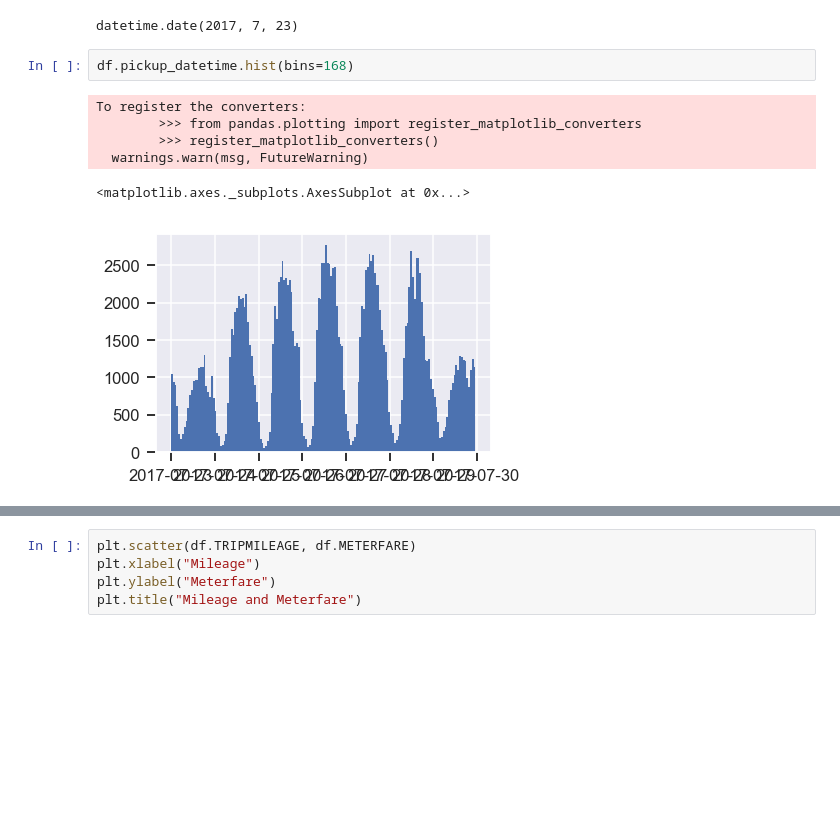
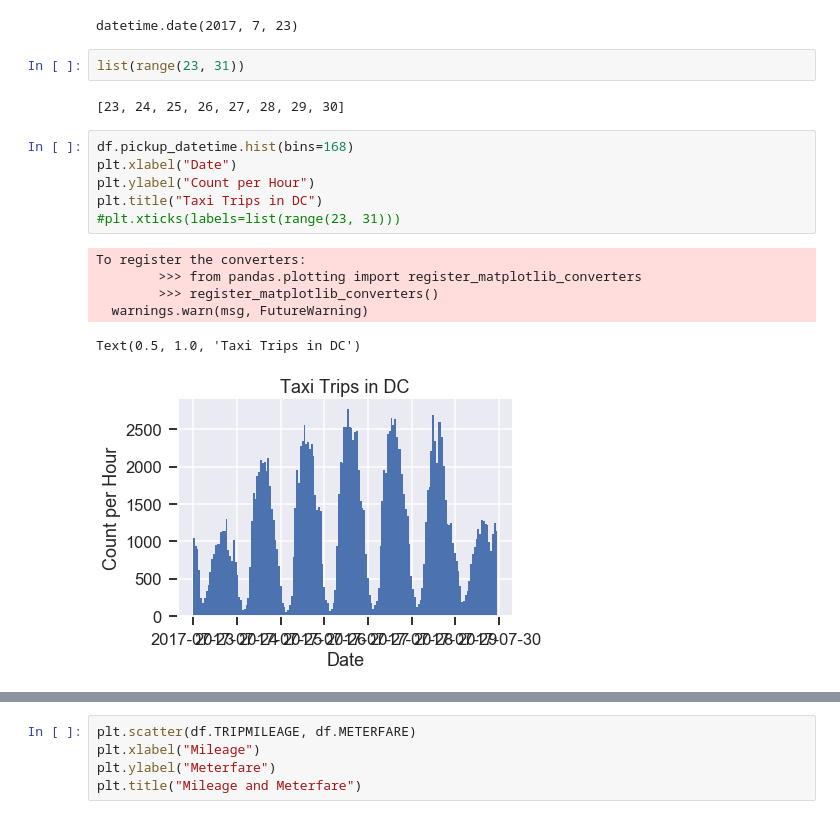
Before and after one commit to keita-dc/FlatironProject4, a Jupyter notebook: DC_Taxi_Keita.ipynb, the cells around one changed output, grey strips where cells are left out. Cells and saved outputs as stored; diff of their text form; blank space fills up the shorter version.

```diff
--- a/DC_Taxi_Keita.ipynb
+++ b/DC_Taxi_Keita.ipynb
@@ -248,15 +248,23 @@ Name: PICKUPSTATE, dtype: int64
 df.pickup_date.min()
 # %% [output]
 datetime.date(2017, 7, 23)
-# %%
-df.pickup_datetime.hist(bins=168)
-# %% [output]
-To register the converters:
-        >>> from pandas.plotting import register_matplotlib_converters
-        >>> register_matplotlib_converters()
-  warnings.warn(msg, FutureWarning)
-<matplotlib.axes._subplots.AxesSubplot at 0x...>
-[figure, removed]
+# %%
+list(range(23, 31))
+# %% [output]
+[23, 24, 25, 26, 27, 28, 29, 30]
+# %%
+df.pickup_datetime.hist(bins=168)
+plt.xlabel("Date")
+plt.ylabel("Count per Hour")
+plt.title("Taxi Trips in DC")
+#plt.xticks(labels=list(range(23, 31)))
+# %% [output]
+To register the converters:
+        >>> from pandas.plotting import register_matplotlib_converters
+        >>> register_matplotlib_converters()
+  warnings.warn(msg, FutureWarning)
+Text(0.5, 1.0, 'Taxi Trips in DC')
+[figure, added]
 # %%
 formula = "TOTALAMOUNT ~ TRIPMILEAGE + TRIPTIME"
 model = smf.ols(formula, df).fit(cov_type="HC1")
```
Also changed, not shown: parts of 15 cells of this notebook, 1 other file.
